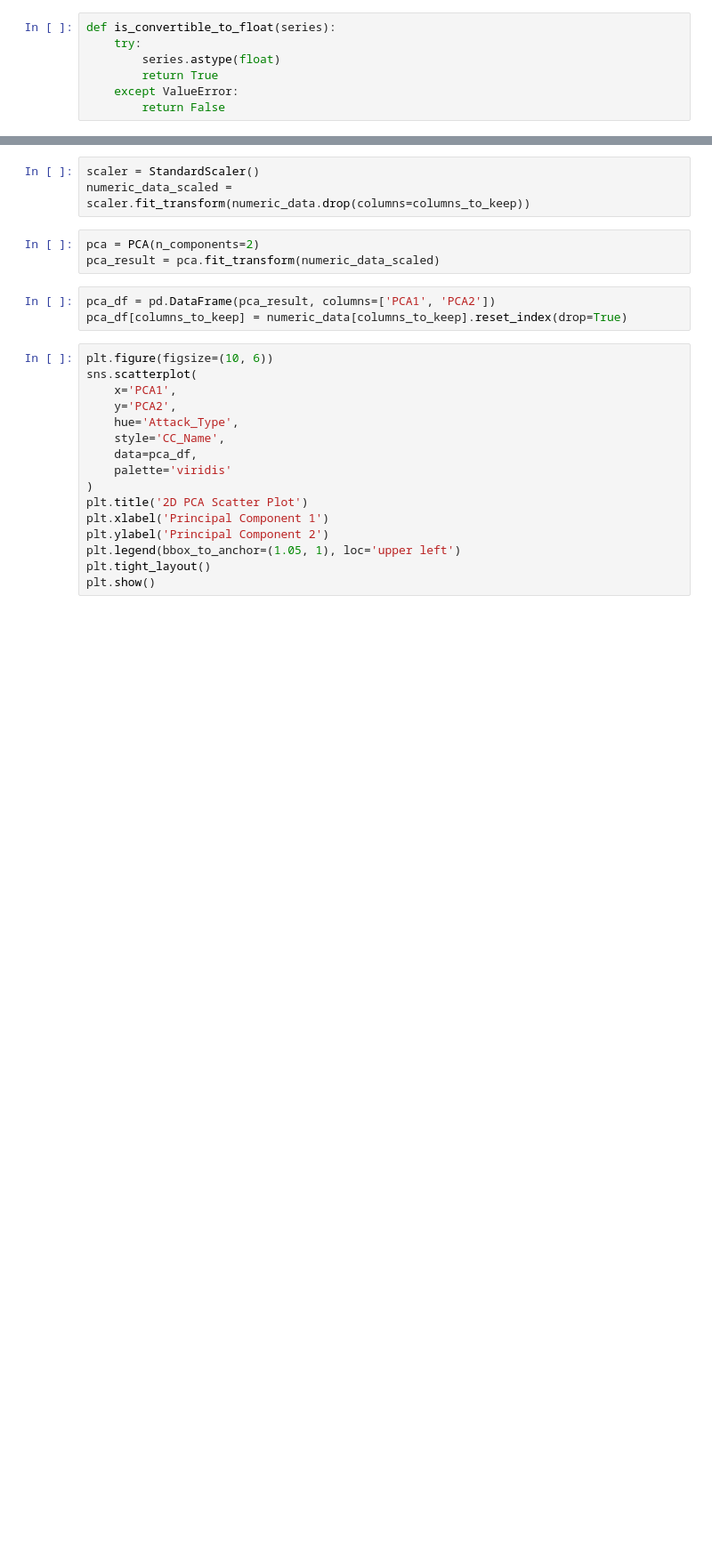
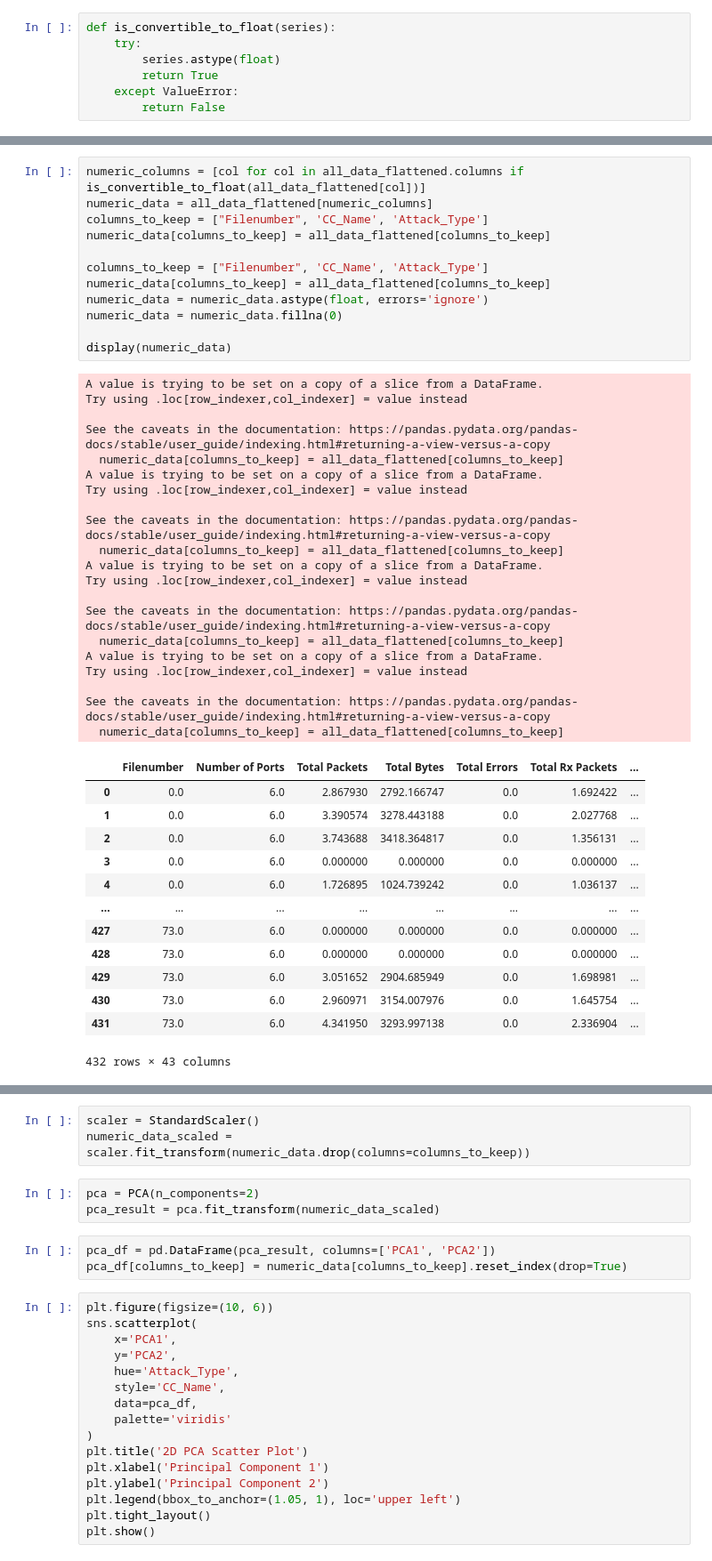
Before and after one commit to AshStorm17/Telemetry, a Jupyter notebook: model.ipynb, the cells around one changed output, grey strips where cells are left out. Shown at 89% size. Drawn from its saved outputs; the diff is of its cells as text; blank space fills up the shorter version.

```diff
--- a/model.ipynb
+++ b/model.ipynb
@@ -95,0 +80,46 @@ See the caveats in the documentation: https://pandas.pydata.org/pandas-docs/stab
+# %%
+numeric_columns = [col for col in all_data_flattened.columns if is_convertible_to_float(all_data_flattened[col])]
+numeric_data = all_data_flattened[numeric_columns]
+columns_to_keep = ["Filenumber", 'CC_Name', 'Attack_Type']
+numeric_data[columns_to_keep] = all_data_flattened[columns_to_keep]
+
+columns_to_keep = ["Filenumber", 'CC_Name', 'Attack_Type']
+numeric_data[columns_to_keep] = all_data_flattened[columns_to_keep]
+numeric_data = numeric_data.astype(float, errors='ignore')
+numeric_data = numeric_data.fillna(0)
+
+display(numeric_data)
+# %% [output]
+A value is trying to be set on a copy of a slice from a DataFrame.
+Try using .loc[row_indexer,col_indexer] = value instead
+
+See the caveats in the documentation: https://pandas.pydata.org/pandas-docs/stable/user_guide/indexing.html#returning-a-view-versus-a-copy
+  numeric_data[columns_to_keep] = all_data_flattened[columns_to_keep]
+A value is trying to be set on a copy of a slice from a DataFrame.
+Try using .loc[row_indexer,col_indexer] = value instead
+
+See the caveats in the documentation: https://pandas.pydata.org/pandas-docs/stable/user_guide/indexing.html#returning-a-view-versus-a-copy
+  numeric_data[columns_to_keep] = all_data_flattened[columns_to_keep]
+A value is trying to be set on a copy of a slice from a DataFrame.
+Try using .loc[row_indexer,col_indexer] = value instead
+
+See the caveats in the documentation: https://pandas.pydata.org/pandas-docs/stable/user_guide/indexing.html#returning-a-view-versus-a-copy
+  numeric_data[columns_to_keep] = all_data_flattened[columns_to_keep]
+A value is trying to be set on a copy of a slice from a DataFrame.
+Try using .loc[row_indexer,col_indexer] = value instead
+
+See the caveats in the documentation: https://pandas.pydata.org/pandas-docs/stable/user_guide/indexing.html#returning-a-view-versus-a-copy
+  numeric_data[columns_to_keep] = all_data_flattened[columns_to_keep]
+|  | Filenumber | Number of Ports | Total Packets | Total Bytes | Total Errors | Total Rx Packets | ... |
+| 0 | 0.0 | 6.0 | 2.867930 | 2792.166747 | 0.0 | 1.692422 | ... |
+| 1 | 0.0 | 6.0 | 3.390574 | 3278.443188 | 0.0 | 2.027768 | ... |
+| 2 | 0.0 | 6.0 | 3.743688 | 3418.364817 | 0.0 | 1.356131 | ... |
+| 3 | 0.0 | 6.0 | 0.000000 | 0.000000 | 0.0 | 0.000000 | ... |
+| 4 | 0.0 | 6.0 | 1.726895 | 1024.739242 | 0.0 | 1.036137 | ... |
+| ... | ... | ... | ... | ... | ... | ... | ... |
+| 427 | 73.0 | 6.0 | 0.000000 | 0.000000 | 0.0 | 0.000000 | ... |
+| 428 | 73.0 | 6.0 | 0.000000 | 0.000000 | 0.0 | 0.000000 | ... |
+| 429 | 73.0 | 6.0 | 3.051652 | 2904.685949 | 0.0 | 1.698981 | ... |
+| 430 | 73.0 | 6.0 | 2.960971 | 3154.007976 | 0.0 | 1.645754 | ... |
+| 431 | 73.0 | 6.0 | 4.341950 | 3293.997138 | 0.0 | 2.336904 | ... |
+432 rows × 43 columns
```
Also changed, not shown: parts of 11 cells of this notebook.
